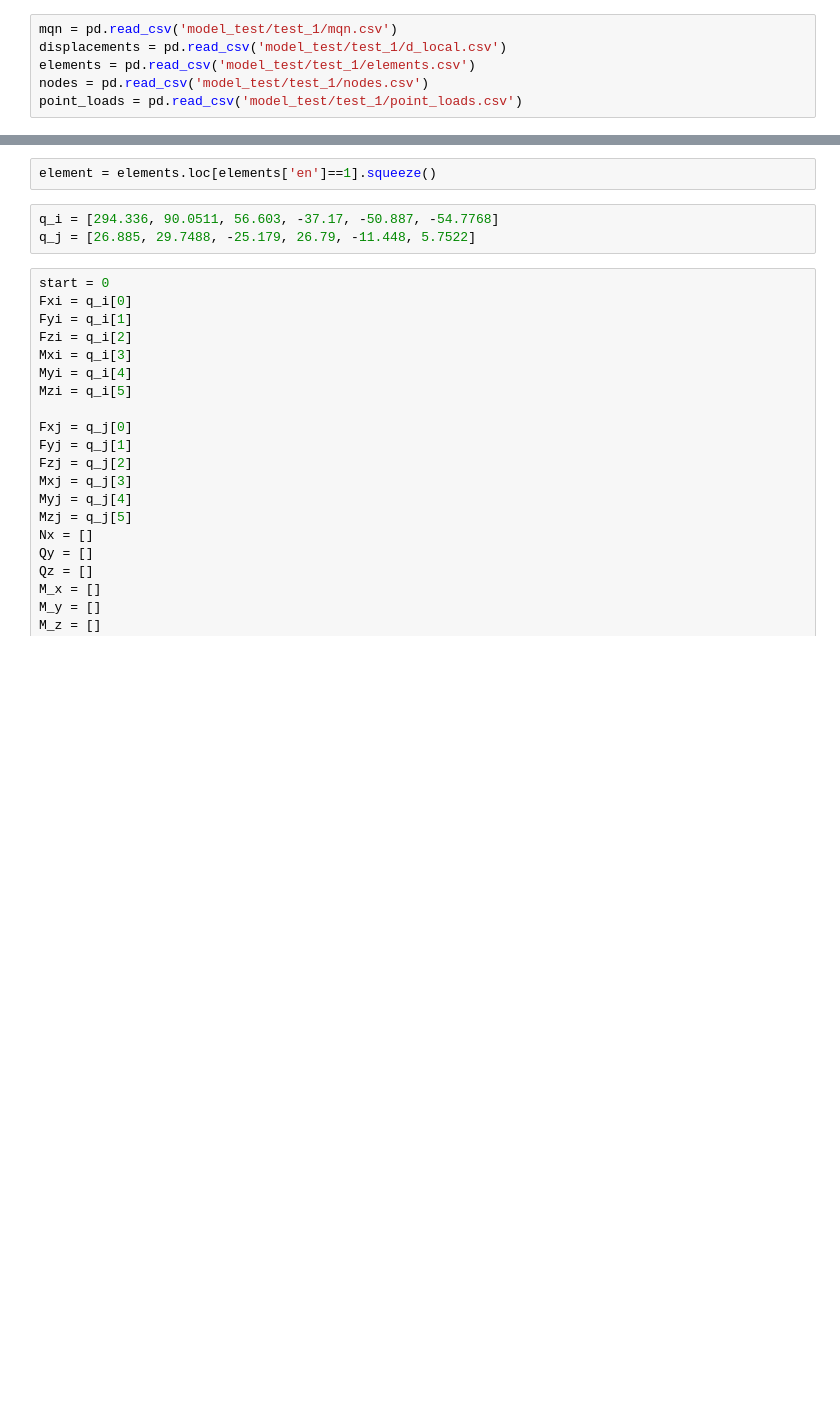
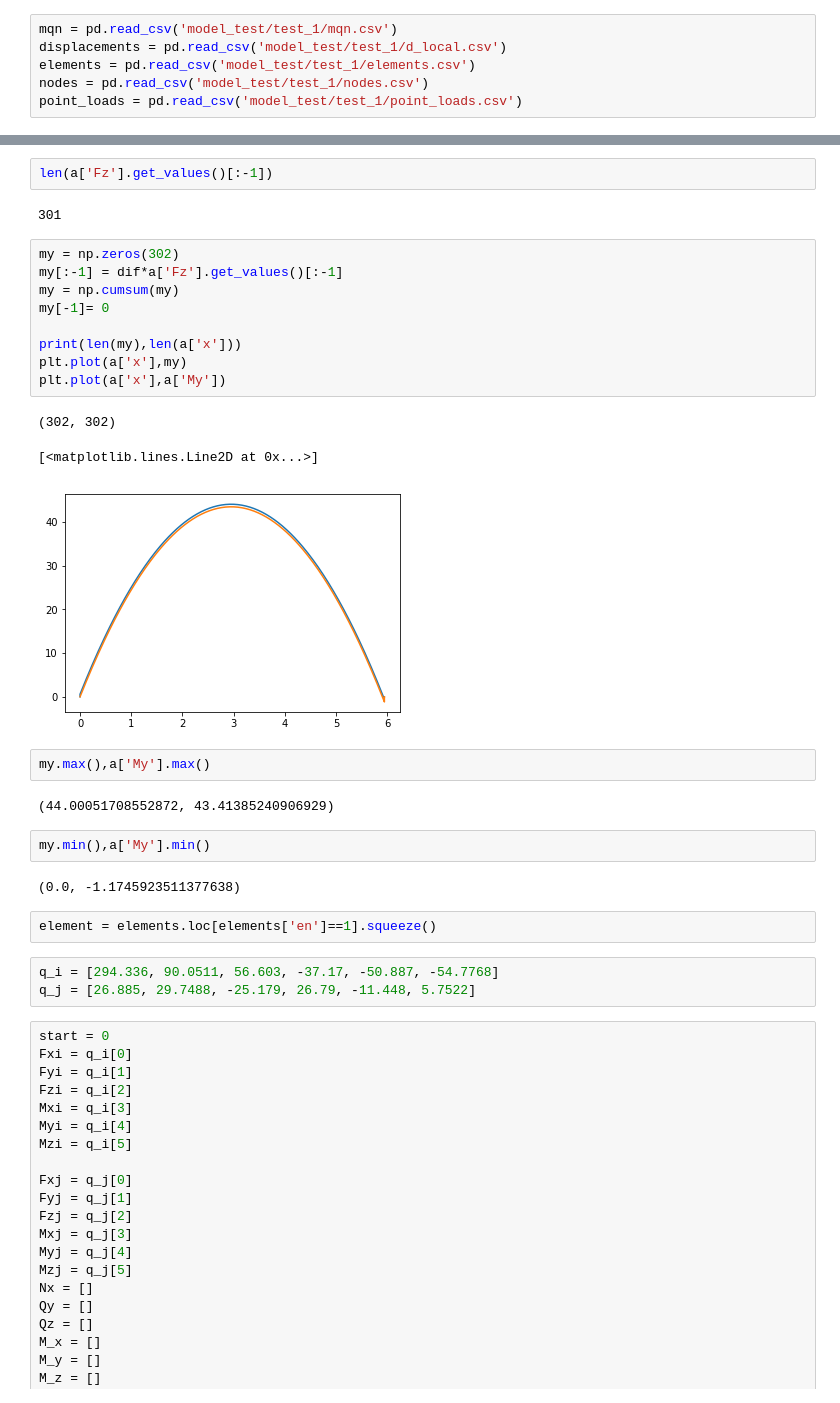
Before and after one commit to tsak1998/Thesis, a Jupyter notebook: Untitled.ipynb, the cells around one changed output, grey strips where cells are left out. Saved outputs shown, nothing was run; the diff lists cells and outputs as text; blank space fills up the shorter version.

```diff
--- a/Untitled.ipynb
+++ b/Untitled.ipynb
@@ -28,3 +100,28 @@ point_loads
+# %%
+len(a['Fz'].get_values()[:-1])
+# %% [output]
+301
+# %%
+my = np.zeros(302)
+my[:-1] = dif*a['Fz'].get_values()[:-1]
+my = np.cumsum(my)
+my[-1]= 0
+
+print(len(my),len(a['x']))
+plt.plot(a['x'],my)
+plt.plot(a['x'],a['My'])
+# %% [output]
+(302, 302)
+[<matplotlib.lines.Line2D at 0x...>]
+[figure, added]
+# %%
+my.max(),a['My'].max()
+# %% [output]
+(44.00051708552872, 43.41385240906929)
+# %%
+my.min(),a['My'].min()
+# %% [output]
+(0.0, -1.1745923511377638)
 # %%
 element = elements.loc[elements['en']==1].squeeze()
 # %%
```
Also changed, not shown: parts of 11 cells of this notebook, 39 other files.
